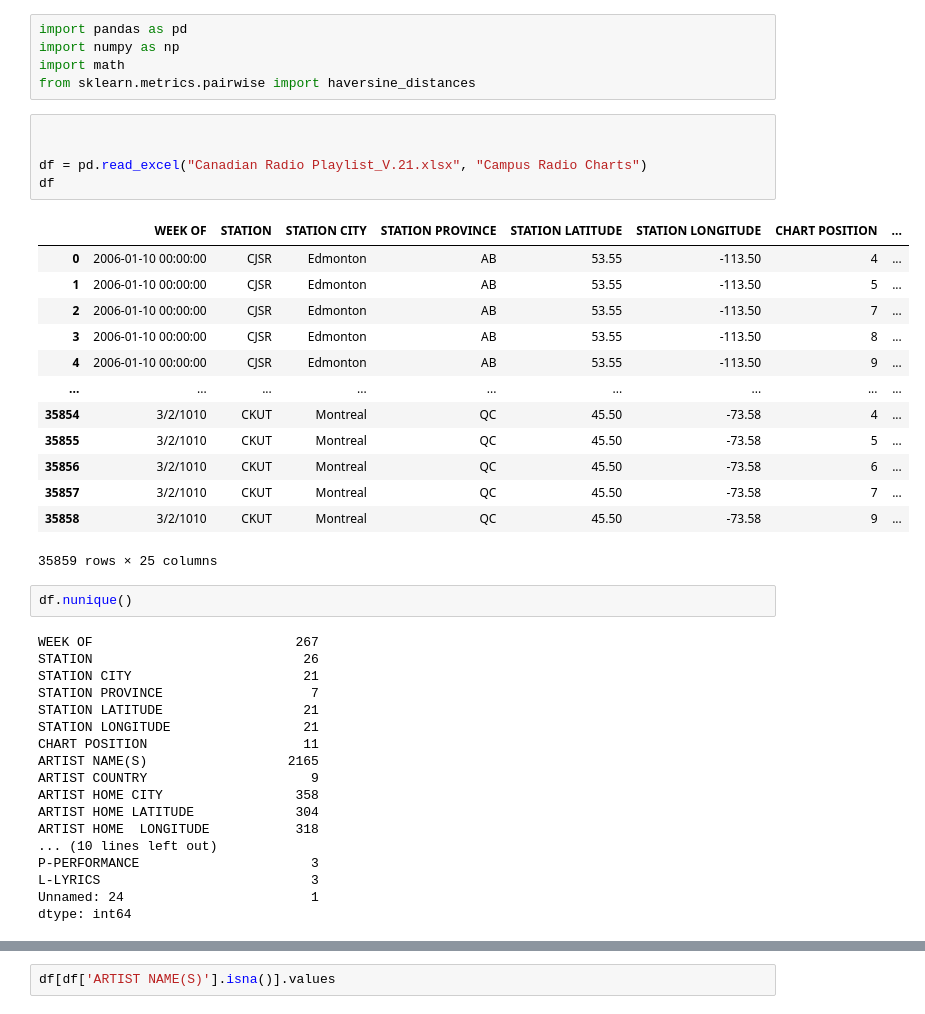
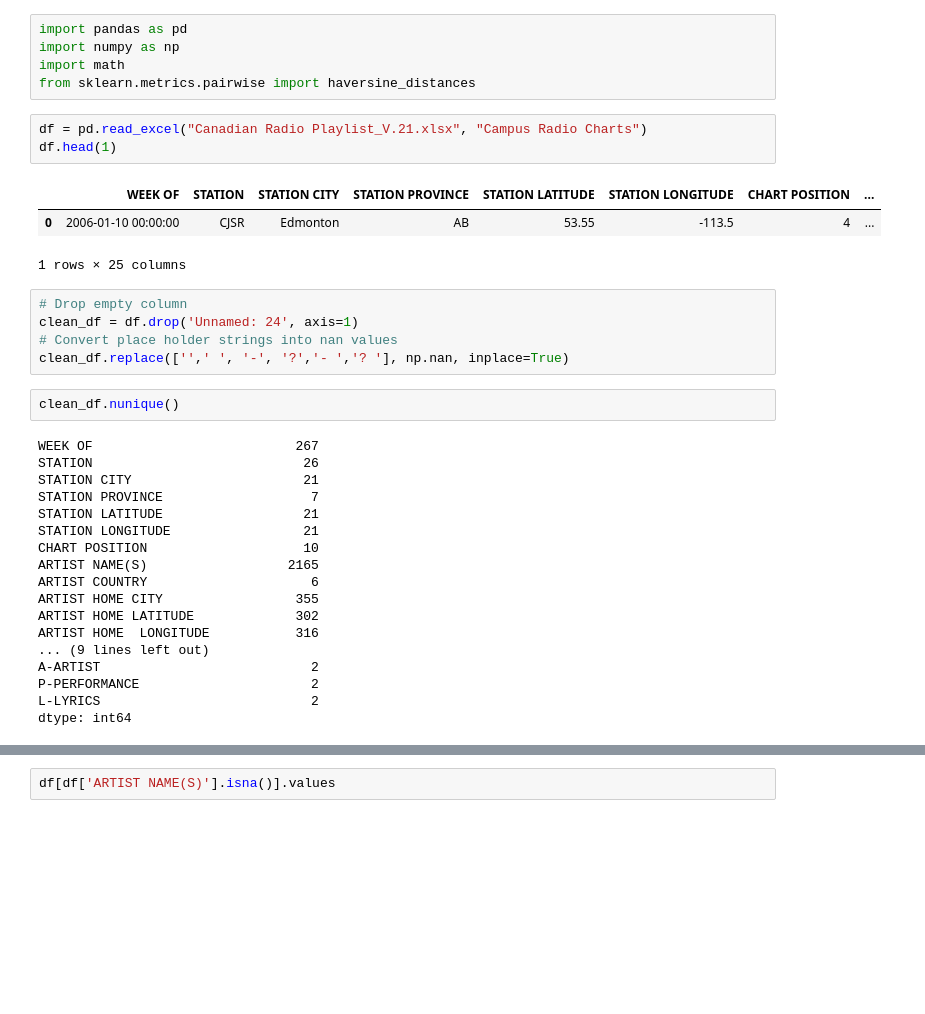
Before and after one commit to OwenBrush/canadian-hip-hop-radio-analysis, a Jupyter notebook: data_cleaning.ipynb, the cells around one changed output, grey strips where cells are left out. Drawn from its saved outputs; the diff is of its cells as text; blank space fills up the shorter version.

Commit message:
completed data cleaning

```diff
--- a/data_cleaning.ipynb
+++ b/data_cleaning.ipynb
@@ -4,26 +4,19 @@ import numpy as np
 import math
 from sklearn.metrics.pairwise import haversine_distances
 # %%
-
-
 df = pd.read_excel("Canadian Radio Playlist_V.21.xlsx", "Campus Radio Charts")
-df
+df.head(1)
 # %% [output]
 |  | WEEK OF | STATION | STATION CITY | STATION PROVINCE | STATION LATITUDE | STATION LONGITUDE | CHART POSITION | ... |
-| 0 | 2006-01-10 00:00:00 | CJSR | Edmonton | AB | 53.55 | -113.50 | 4 | ... |
-| 1 | 2006-01-10 00:00:00 | CJSR | Edmonton | AB | 53.55 | -113.50 | 5 | ... |
-| 2 | 2006-01-10 00:00:00 | CJSR | Edmonton | AB | 53.55 | -113.50 | 7 | ... |
-| 3 | 2006-01-10 00:00:00 | CJSR | Edmonton | AB | 53.55 | -113.50 | 8 | ... |
-| 4 | 2006-01-10 00:00:00 | CJSR | Edmonton | AB | 53.55 | -113.50 | 9 | ... |
-| ... | ... | ... | ... | ... | ... | ... | ... | ... |
-| 35854 | 3/2/1010 | CKUT | Montreal | QC | 45.50 | -73.58 | 4 | ... |
-| 35855 | 3/2/1010 | CKUT | Montreal | QC | 45.50 | -73.58 | 5 | ... |
-| 35856 | 3/2/1010 | CKUT | Montreal | QC | 45.50 | -73.58 | 6 | ... |
-| 35857 | 3/2/1010 | CKUT | Montreal | QC | 45.50 | -73.58 | 7 | ... |
-| 35858 | 3/2/1010 | CKUT | Montreal | QC | 45.50 | -73.58 | 9 | ... |
+| 0 | 2006-01-10 00:00:00 | CJSR | Edmonton | AB | 53.55 | -113.5 | 4 | ... |
-35859 rows × 25 columns
+1 rows × 25 columns
+# %%
+# Drop empty column
+clean_df = df.drop('Unnamed: 24', axis=1)
+# Convert place holder strings into nan values
+clean_df.replace(['',' ', '-', '?','- ','? '], np.nan, inplace=True)
 # %%
-df.nunique()
+clean_df.nunique()
 # %% [output]
 WEEK OF                          267
 STATION                           26
@@ -31,14 +24,14 @@ STATION CITY                      21
 STATION PROVINCE                   7
 STATION LATITUDE                  21
 STATION LONGITUDE                 21
-CHART POSITION                    11
+CHART POSITION                    10
 ARTIST NAME(S)                  2165
-ARTIST COUNTRY                     9
-ARTIST HOME CITY                 358
-ARTIST HOME LATITUDE             304
-ARTIST HOME  LONGITUDE           318
-... (10 lines left out)
-P-PERFORMANCE                      3
-L-LYRICS                           3
-Unnamed: 24                        1
+ARTIST COUNTRY                     6
+ARTIST HOME CITY                 355
+ARTIST HOME LATITUDE             302
+ARTIST HOME  LONGITUDE           316
+... (9 lines left out)
+A-ARTIST                           2
+P-PERFORMANCE                      2
+L-LYRICS                           2
 dtype: int64
```
Also changed, not shown: parts of 53 cells of this notebook, 2 other files.
